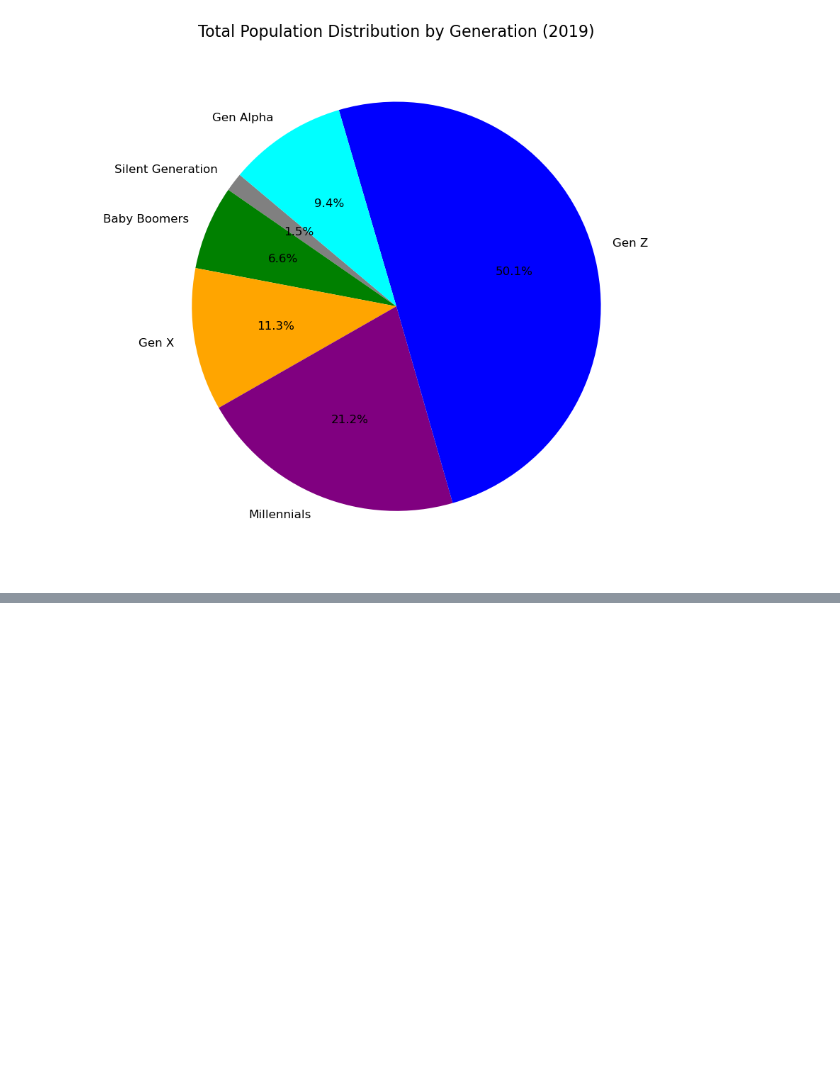
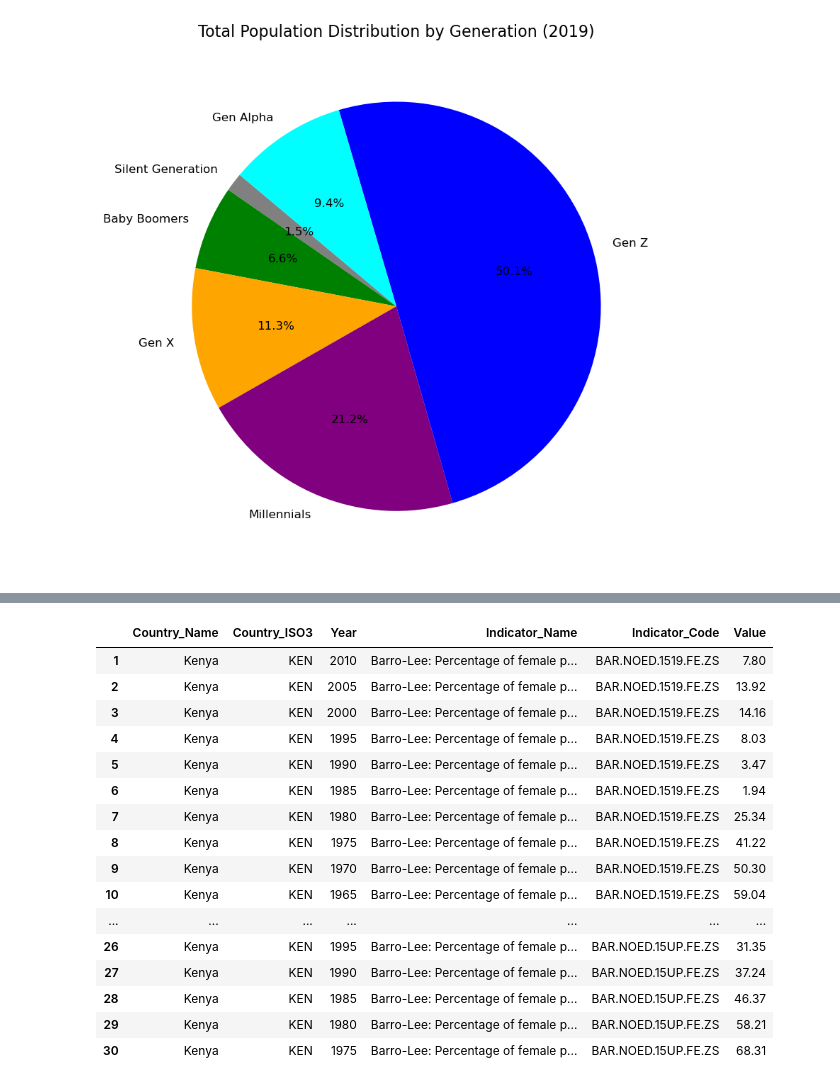
Before and after one commit to VAL-Jerono/Wa_zii, a Jupyter notebook: STUDY.IPYNB, the cells around one changed output, grey strips where cells are left out. Cells and saved outputs as stored; diff of their text form; code cells hidden in the pictures; blank space fills up the shorter version.

```diff
--- a/STUDY.IPYNB
+++ b/STUDY.IPYNB
@@ -554,0 +662,20 @@ Gen Alpha Population: 4447467 (9.35%)
+# %%
+education_data.head(30)
+# %% [output]
+|  | Country_Name | Country_ISO3 | Year | Indicator_Name | Indicator_Code | Value |
+| 1 | Kenya | KEN | 2010 | Barro-Lee: Percentage of female p... | BAR.NOED.1519.FE.ZS | 7.80 |
+| 2 | Kenya | KEN | 2005 | Barro-Lee: Percentage of female p... | BAR.NOED.1519.FE.ZS | 13.92 |
+| 3 | Kenya | KEN | 2000 | Barro-Lee: Percentage of female p... | BAR.NOED.1519.FE.ZS | 14.16 |
+| 4 | Kenya | KEN | 1995 | Barro-Lee: Percentage of female p... | BAR.NOED.1519.FE.ZS | 8.03 |
+| 5 | Kenya | KEN | 1990 | Barro-Lee: Percentage of female p... | BAR.NOED.1519.FE.ZS | 3.47 |
+| 6 | Kenya | KEN | 1985 | Barro-Lee: Percentage of female p... | BAR.NOED.1519.FE.ZS | 1.94 |
+| 7 | Kenya | KEN | 1980 | Barro-Lee: Percentage of female p... | BAR.NOED.1519.FE.ZS | 25.34 |
+| 8 | Kenya | KEN | 1975 | Barro-Lee: Percentage of female p... | BAR.NOED.1519.FE.ZS | 41.22 |
+| 9 | Kenya | KEN | 1970 | Barro-Lee: Percentage of female p... | BAR.NOED.1519.FE.ZS | 50.30 |
+| 10 | Kenya | KEN | 1965 | Barro-Lee: Percentage of female p... | BAR.NOED.1519.FE.ZS | 59.04 |
+| ... | ... | ... | ... | ... | ... | ... |
+| 26 | Kenya | KEN | 1995 | Barro-Lee: Percentage of female p... | BAR.NOED.15UP.FE.ZS | 31.35 |
+| 27 | Kenya | KEN | 1990 | Barro-Lee: Percentage of female p... | BAR.NOED.15UP.FE.ZS | 37.24 |
+| 28 | Kenya | KEN | 1985 | Barro-Lee: Percentage of female p... | BAR.NOED.15UP.FE.ZS | 46.37 |
+| 29 | Kenya | KEN | 1980 | Barro-Lee: Percentage of female p... | BAR.NOED.15UP.FE.ZS | 58.21 |
+| 30 | Kenya | KEN | 1975 | Barro-Lee: Percentage of female p... | BAR.NOED.15UP.FE.ZS | 68.31 |
```
Also changed, not shown: parts of 7 cells of this notebook.
